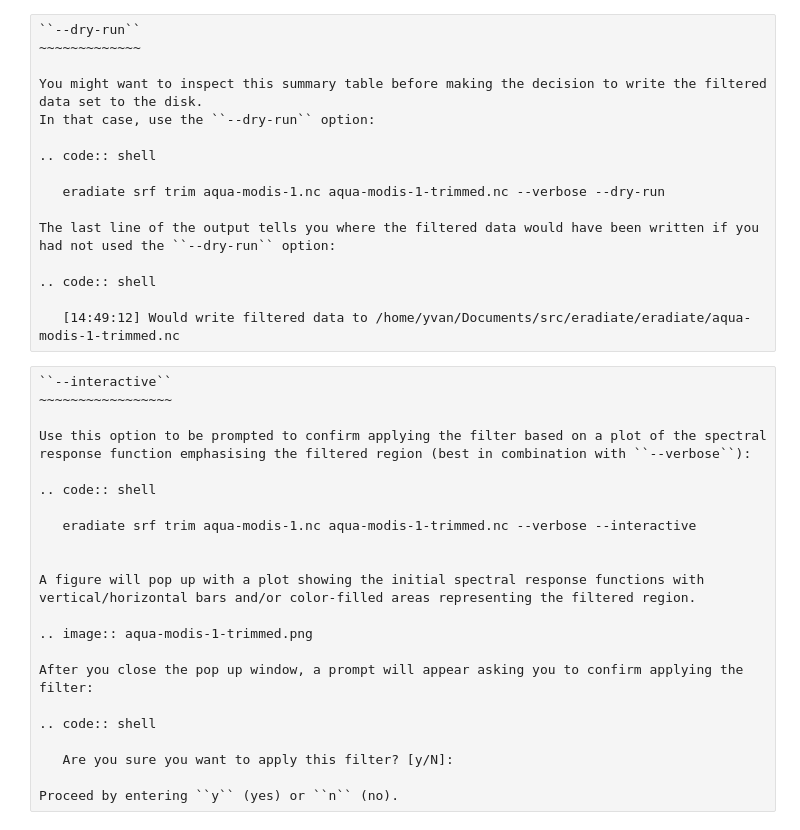
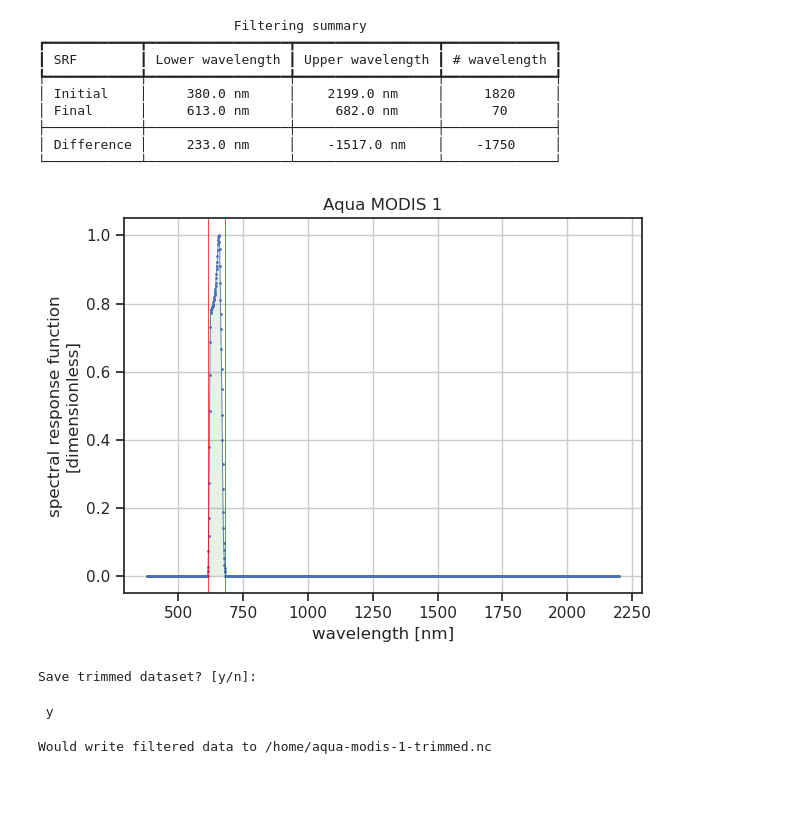
Before and after one commit to eradiate/eradiate-tutorials, a Jupyter notebook: howto/srf_filtering/srf_filtering.ipynb, the cells around one changed output. Saved outputs shown, nothing was run; the diff lists cells and outputs as text; code cells hidden in the pictures; blank space fills up the shorter version.

Commit message:
Updated tutorial to demonstrate the Python API instead of the CLI

```diff
--- a/howto/srf_filtering/srf_filtering.ipynb
+++ b/howto/srf_filtering/srf_filtering.ipynb
@@ -50,3 +50,8 @@ They are made available at ``$ERADIATE_SOURCE_DIR/resources/data/tutorials/spect
+# %%
+import eradiate
+
+aqua_modis_1 = eradiate.data.load_dataset("tutorials/spectra/srf/aqua-modis-1.nc")
+aqua_modis_14 = eradiate.data.load_dataset("tutorials/spectra/srf/aqua-modis-14.nc")
 # %% [raw]
 Trimming
 --------
@@ -102,38 +74,24 @@ In our example, the summary table (above) indicates that the spectral response f
-# %% [raw]
-``--dry-run``
-~~~~~~~~~~~~~
-
-You might want to inspect this summary table before making the decision to write the filtered data set to the disk.
-In that case, use the ``--dry-run`` option:
-
-.. code:: shell
-
-   eradiate srf trim aqua-modis-1.nc aqua-modis-1-trimmed.nc --verbose --dry-run
-
-The last line of the output tells you where the filtered data would have been written if you had not used the ``--dry-run`` option:
-
-.. code:: shell
-
-   [14:49:12] Would write filtered data to /home/yvan/Documents/src/eradiate/eradiate/aqua-modis-1-trimmed.nc
-# %% [raw]
-``--interactive``
-~~~~~~~~~~~~~~~~~
-
-Use this option to be prompted to confirm applying the filter based on a plot of the spectral response function emphasising the filtered region (best in combination with ``--verbose``):
-
-.. code:: shell
-
-   eradiate srf trim aqua-modis-1.nc aqua-modis-1-trimmed.nc --verbose --interactive
-
-
-A figure will pop up with a plot showing the initial spectral response functions with vertical/horizontal bars and/or color-filled areas representing the filtered region.
-
-.. image:: aqua-modis-1-trimmed.png
-
-After you close the pop up window, a prompt will appear asking you to confirm applying the filter:
-
-.. code:: shell
-
-   Are you sure you want to apply this filter? [y/N]:
-
-Proceed by entering ``y`` (yes) or ``n`` (no).
+# %%
+from eradiate.srf_tools import trim_and_save
+
+trimmed = trim_and_save(
+    srf=aqua_modis_1,
+    path="/home/aqua-modis-1-trimmed.nc",
+    verbose=True,
+    interactive=True,
+    dry_run=True,
+)
+# %% [output]
+                         Filtering summary
+┏━━━━━━━━━━━━┳━━━━━━━━━━━━━━━━━━┳━━━━━━━━━━━━━━━━━━┳━━━━━━━━━━━━━━┓
+┃ SRF        ┃ Lower wavelength ┃ Upper wavelength ┃ # wavelength ┃
+┡━━━━━━━━━━━━╇━━━━━━━━━━━━━━━━━━╇━━━━━━━━━━━━━━━━━━╇━━━━━━━━━━━━━━┩
+│ Initial    │     380.0 nm     │    2199.0 nm     │     1820     │
+│ Final      │     613.0 nm     │     682.0 nm     │      70      │
+├────────────┼──────────────────┼──────────────────┼──────────────┤
+│ Difference │     233.0 nm     │    -1517.0 nm    │    -1750     │
+└────────────┴──────────────────┴──────────────────┴──────────────┘
+[figure, added]
+Save trimmed dataset? [y/n]:
+ y
+Would write filtered data to /home/aqua-modis-1-trimmed.nc
```
Also changed, not shown: parts of 19 cells of this notebook, 5 other files.
